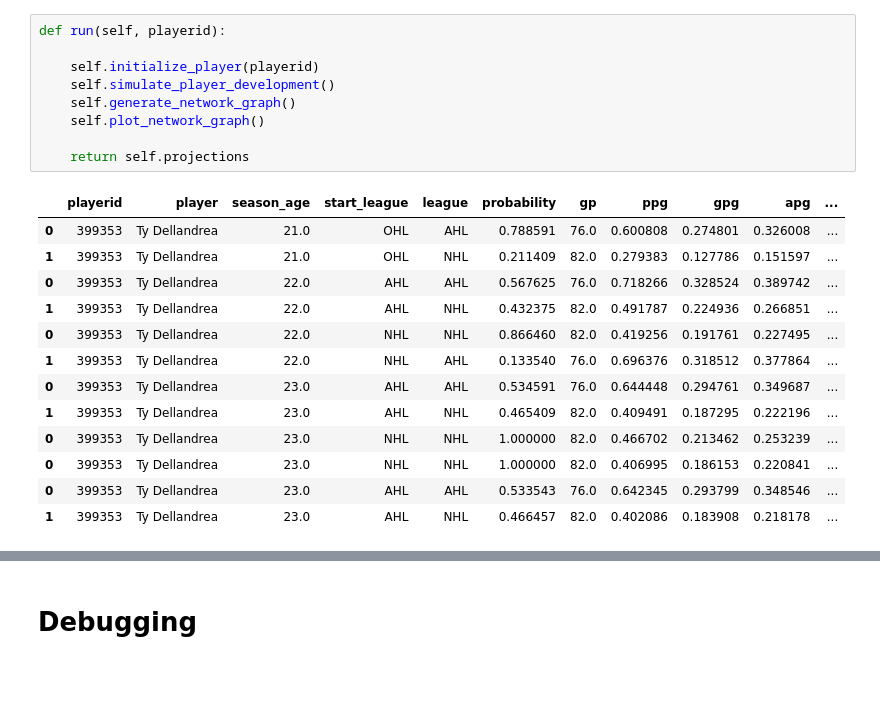
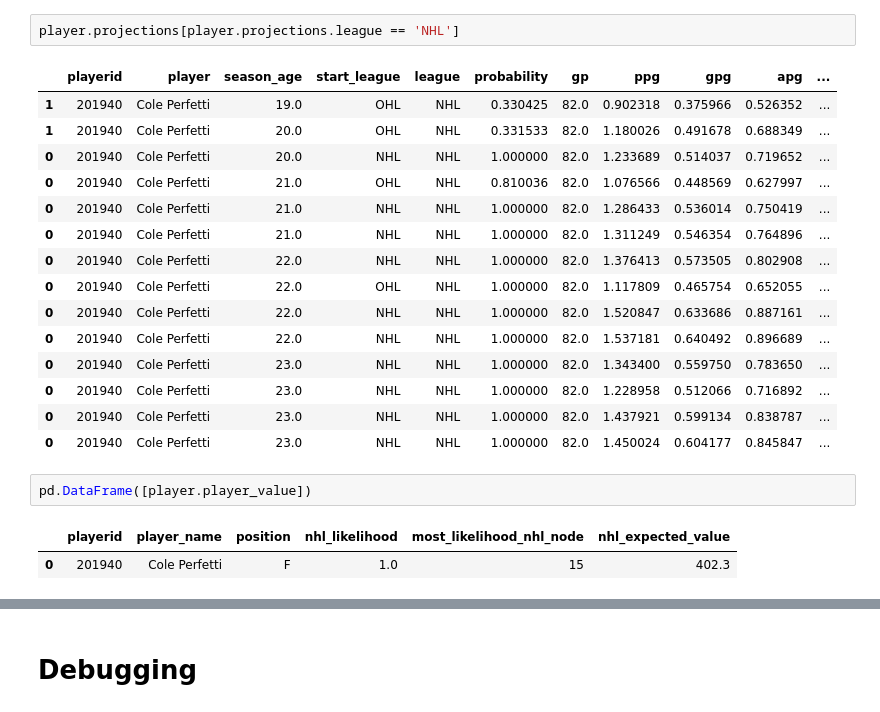
Before and after one commit to ConnorJungle/nhl_development_model, a Jupyter notebook: src/Sampling Player Season.ipynb, the cells around one changed output, grey strips where cells are left out. Cells and saved outputs as stored; diff of their text form; blank space fills up the shorter version.

```diff
--- a/src/Sampling Player Season.ipynb
+++ b/src/Sampling Player Season.ipynb
@@ -488,23 +545,23 @@ player.plot_network_graph()
-# %%
-def run(self, playerid):
-
-    self.initialize_player(playerid)
-    self.simulate_player_development()
-    self.generate_network_graph()
-    self.plot_network_graph()
-
-    return self.projections
-# %% [output]
-|  | playerid | player | season_age | start_league | league | probability | gp | ppg | gpg | apg | ... |
-| 0 | 399353 | Ty Dellandrea | 21.0 | OHL | AHL | 0.788591 | 76.0 | 0.600808 | 0.274801 | 0.326008 | ... |
-| 1 | 399353 | Ty Dellandrea | 21.0 | OHL | NHL | 0.211409 | 82.0 | 0.279383 | 0.127786 | 0.151597 | ... |
-| 0 | 399353 | Ty Dellandrea | 22.0 | AHL | AHL | 0.567625 | 76.0 | 0.718266 | 0.328524 | 0.389742 | ... |
-| 1 | 399353 | Ty Dellandrea | 22.0 | AHL | NHL | 0.432375 | 82.0 | 0.491787 | 0.224936 | 0.266851 | ... |
-| 0 | 399353 | Ty Dellandrea | 22.0 | NHL | NHL | 0.866460 | 82.0 | 0.419256 | 0.191761 | 0.227495 | ... |
-| 1 | 399353 | Ty Dellandrea | 22.0 | NHL | AHL | 0.133540 | 76.0 | 0.696376 | 0.318512 | 0.377864 | ... |
-| 0 | 399353 | Ty Dellandrea | 23.0 | AHL | AHL | 0.534591 | 76.0 | 0.644448 | 0.294761 | 0.349687 | ... |
-| 1 | 399353 | Ty Dellandrea | 23.0 | AHL | NHL | 0.465409 | 82.0 | 0.409491 | 0.187295 | 0.222196 | ... |
-| 0 | 399353 | Ty Dellandrea | 23.0 | NHL | NHL | 1.000000 | 82.0 | 0.466702 | 0.213462 | 0.253239 | ... |
-| 0 | 399353 | Ty Dellandrea | 23.0 | NHL | NHL | 1.000000 | 82.0 | 0.406995 | 0.186153 | 0.220841 | ... |
-| 0 | 399353 | Ty Dellandrea | 23.0 | AHL | AHL | 0.533543 | 76.0 | 0.642345 | 0.293799 | 0.348546 | ... |
-| 1 | 399353 | Ty Dellandrea | 23.0 | AHL | NHL | 0.466457 | 82.0 | 0.402086 | 0.183908 | 0.218178 | ... |
+# %%
+player.projections[player.projections.league == 'NHL']
+# %% [output]
+|  | playerid | player | season_age | start_league | league | probability | gp | ppg | gpg | apg | ... |
+| 1 | 201940 | Cole Perfetti | 19.0 | OHL | NHL | 0.330425 | 82.0 | 0.902318 | 0.375966 | 0.526352 | ... |
+| 1 | 201940 | Cole Perfetti | 20.0 | OHL | NHL | 0.331533 | 82.0 | 1.180026 | 0.491678 | 0.688349 | ... |
+| 0 | 201940 | Cole Perfetti | 20.0 | NHL | NHL | 1.000000 | 82.0 | 1.233689 | 0.514037 | 0.719652 | ... |
+| 0 | 201940 | Cole Perfetti | 21.0 | OHL | NHL | 0.810036 | 82.0 | 1.076566 | 0.448569 | 0.627997 | ... |
+| 0 | 201940 | Cole Perfetti | 21.0 | NHL | NHL | 1.000000 | 82.0 | 1.286433 | 0.536014 | 0.750419 | ... |
+| 0 | 201940 | Cole Perfetti | 21.0 | NHL | NHL | 1.000000 | 82.0 | 1.311249 | 0.546354 | 0.764896 | ... |
+| 0 | 201940 | Cole Perfetti | 22.0 | NHL | NHL | 1.000000 | 82.0 | 1.376413 | 0.573505 | 0.802908 | ... |
+| 0 | 201940 | Cole Perfetti | 22.0 | OHL | NHL | 1.000000 | 82.0 | 1.117809 | 0.465754 | 0.652055 | ... |
+| 0 | 201940 | Cole Perfetti | 22.0 | NHL | NHL | 1.000000 | 82.0 | 1.520847 | 0.633686 | 0.887161 | ... |
+| 0 | 201940 | Cole Perfetti | 22.0 | NHL | NHL | 1.000000 | 82.0 | 1.537181 | 0.640492 | 0.896689 | ... |
+| 0 | 201940 | Cole Perfetti | 23.0 | NHL | NHL | 1.000000 | 82.0 | 1.343400 | 0.559750 | 0.783650 | ... |
+| 0 | 201940 | Cole Perfetti | 23.0 | NHL | NHL | 1.000000 | 82.0 | 1.228958 | 0.512066 | 0.716892 | ... |
+| 0 | 201940 | Cole Perfetti | 23.0 | NHL | NHL | 1.000000 | 82.0 | 1.437921 | 0.599134 | 0.838787 | ... |
+| 0 | 201940 | Cole Perfetti | 23.0 | NHL | NHL | 1.000000 | 82.0 | 1.450024 | 0.604177 | 0.845847 | ... |
+# %%
+pd.DataFrame([player.player_value])
+# %% [output]
+|  | playerid | player_name | position | nhl_likelihood | most_likelihood_nhl_node | nhl_expected_value |
+| 0 | 201940 | Cole Perfetti | F | 1.0 | 15 | 402.3 |
```
Also changed, not shown: parts of 31 cells of this notebook, 9 other files.
